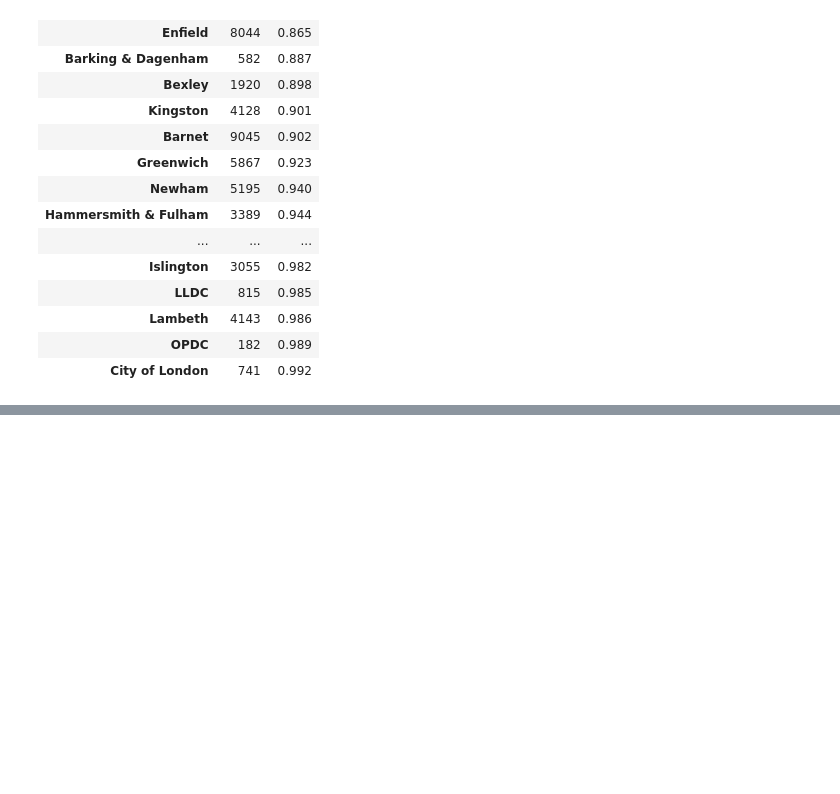
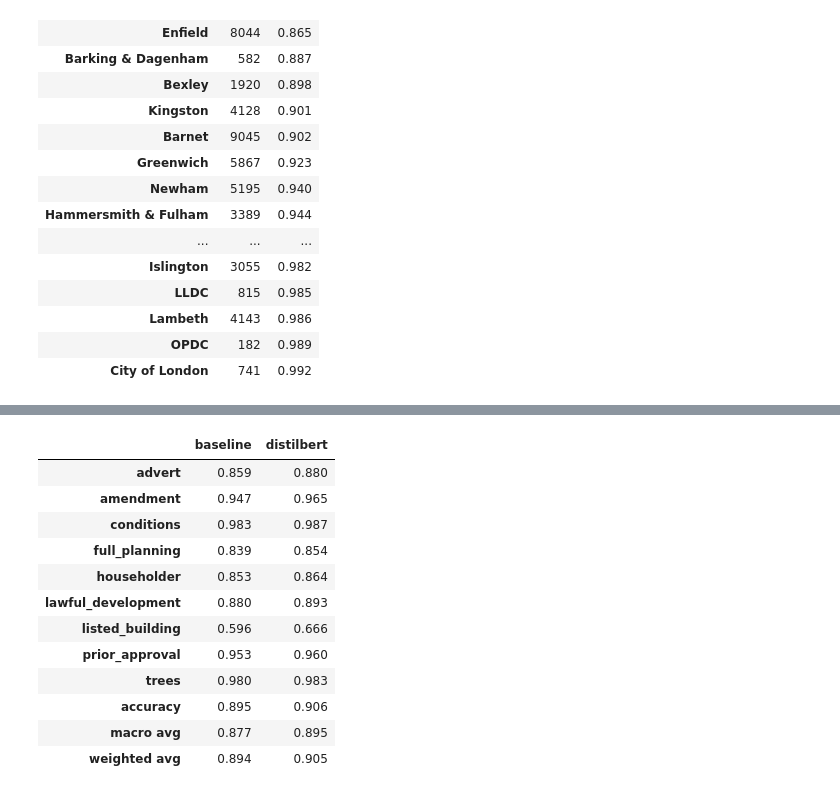
Before and after one commit to samaddmirzaa/london-planscope, a Jupyter notebook: notebooks/02_category_classifier.ipynb, the cells around one changed output, grey strips where cells are left out. Cells and saved outputs as stored; diff of their text form; code cells hidden in the pictures; blank space fills up the shorter version.

```diff
--- a/notebooks/02_category_classifier.ipynb
+++ b/notebooks/02_category_classifier.ipynb
@@ -205,0 +243,20 @@ pd.DataFrame(model.predict_proba(vectorizer.transform(examples)), index=examples
+# %%
+# F1 per category on the test set: baseline vs DistilBERT
+
+test = sets['test']
+f1 = {model: pd.DataFrame(classification_report(test['category'], test[col], output_dict=True)).T['f1-score'] for model, col in [('baseline', 'predicted'), ('distilbert', 'distil')]}
+pd.DataFrame(f1).round(3)
+# %% [output]
+|  | baseline | distilbert |
+| advert | 0.859 | 0.880 |
+| amendment | 0.947 | 0.965 |
+| conditions | 0.983 | 0.987 |
+| full_planning | 0.839 | 0.854 |
+| householder | 0.853 | 0.864 |
+| lawful_development | 0.880 | 0.893 |
+| listed_building | 0.596 | 0.666 |
+| prior_approval | 0.953 | 0.960 |
+| trees | 0.980 | 0.983 |
+| accuracy | 0.895 | 0.906 |
+| macro avg | 0.877 | 0.895 |
+| weighted avg | 0.894 | 0.905 |
```
Also changed, not shown: parts of 6 cells of this notebook, 1 other file.
